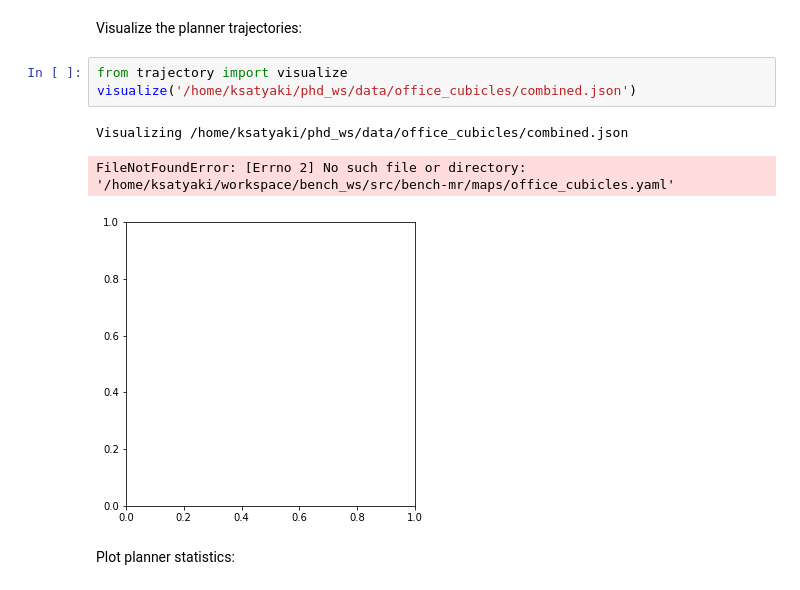
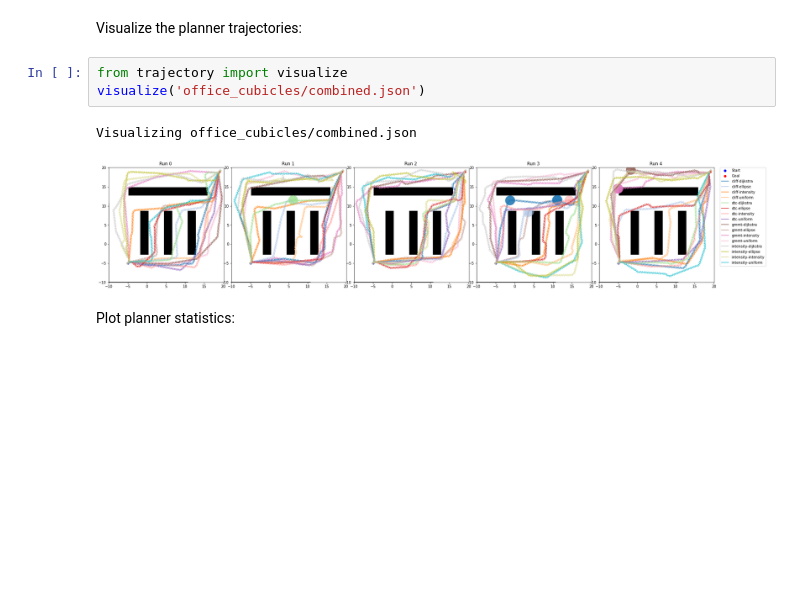
Before and after one commit to ksatyaki/bench-mr, a Jupyter notebook: python/MoD-planning-atc.ipynb, the cells around one changed output. Cells and saved outputs as stored; diff of their text form; blank space fills up the shorter version.

```diff
--- a/python/MoD-planning-atc.ipynb
+++ b/python/MoD-planning-atc.ipynb
@@ -119,11 +119,10 @@ Successfully merged [mod-tests-atc1/cliff-intensity_results.json, mod-tests-atc1
 Visualize the planner trajectories:
 # %%
 from trajectory import visualize
-visualize('/home/ksatyaki/phd_ws/data/office_cubicles/combined.json')
+visualize('office_cubicles/combined.json')
 # %% [output]
-Visualizing /home/ksatyaki/phd_ws/data/office_cubicles/combined.json
+Visualizing office_cubicles/combined.json
-FileNotFoundError: [Errno 2] No such file or directory: '/home/ksatyaki/workspace/bench_ws/src/bench-mr/maps/office_cubicles.yaml'
-[figure, old version]
+[figure, new version]
 # %% [markdown]
 Plot planner statistics:
 # %%
```
Also changed, not shown: parts of 1 cell of this notebook, 2 other files.
